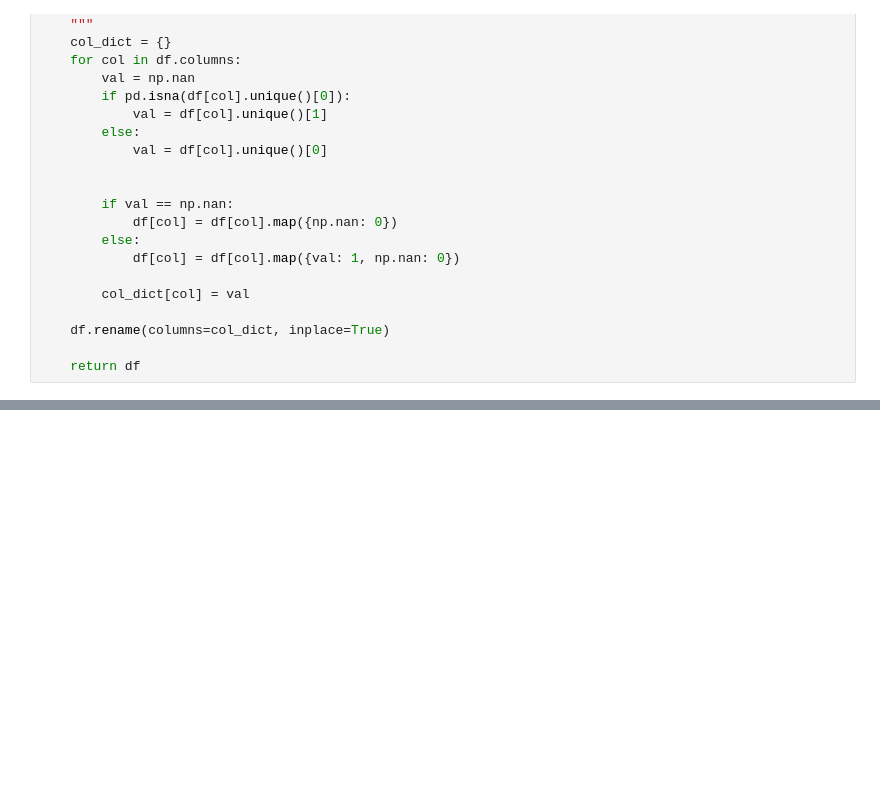
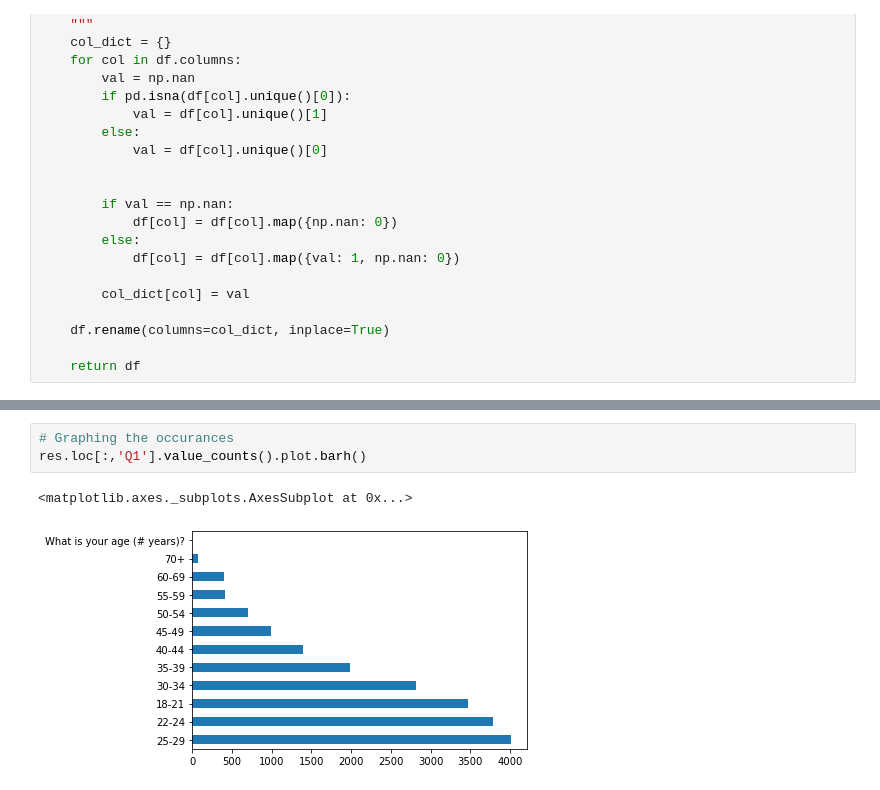
Before and after one commit to damoonsh/Kaggle-Survey, a Jupyter notebook: kaggle-ds-surveys.ipynb, the cells around one changed output, grey strips where cells are left out. Cells and saved outputs as stored; diff of their text form; blank space fills up the shorter version.

```diff
--- a/kaggle-ds-surveys.ipynb
+++ b/kaggle-ds-surveys.ipynb
@@ -106,0 +154,6 @@ work_activity = break_down(110, 118) # Q23
+# %%
+# Graphing the occurances
+res.loc[:,'Q1'].value_counts().plot.barh()
+# %% [output]
+<matplotlib.axes._subplots.AxesSubplot at 0x...>
+[figure, added]
```
Also changed, not shown: parts of 42 cells of this notebook.
